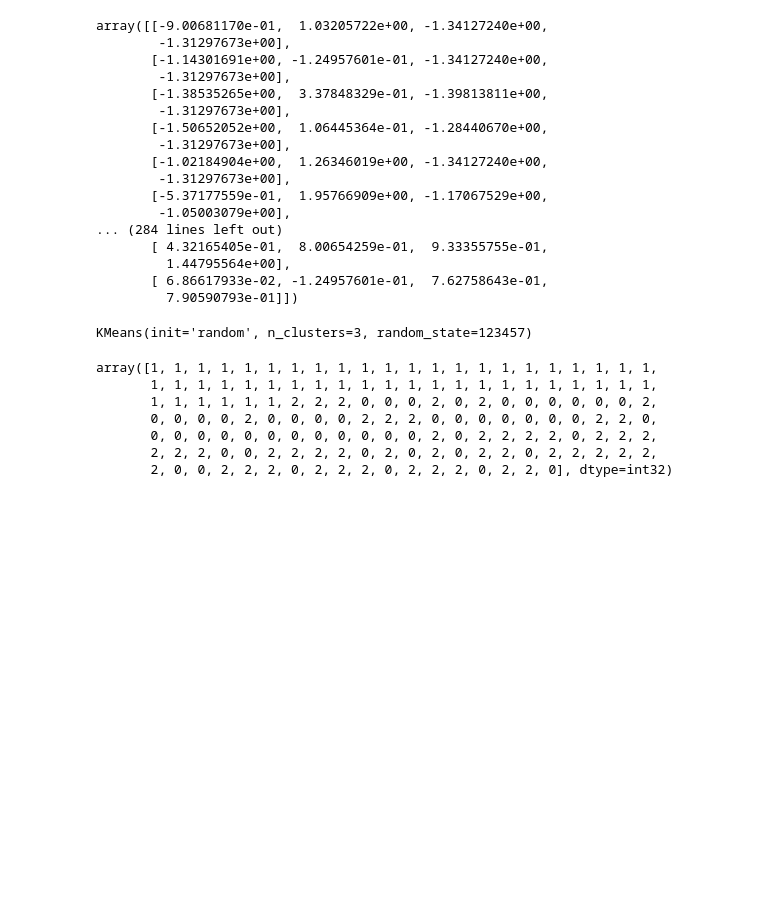
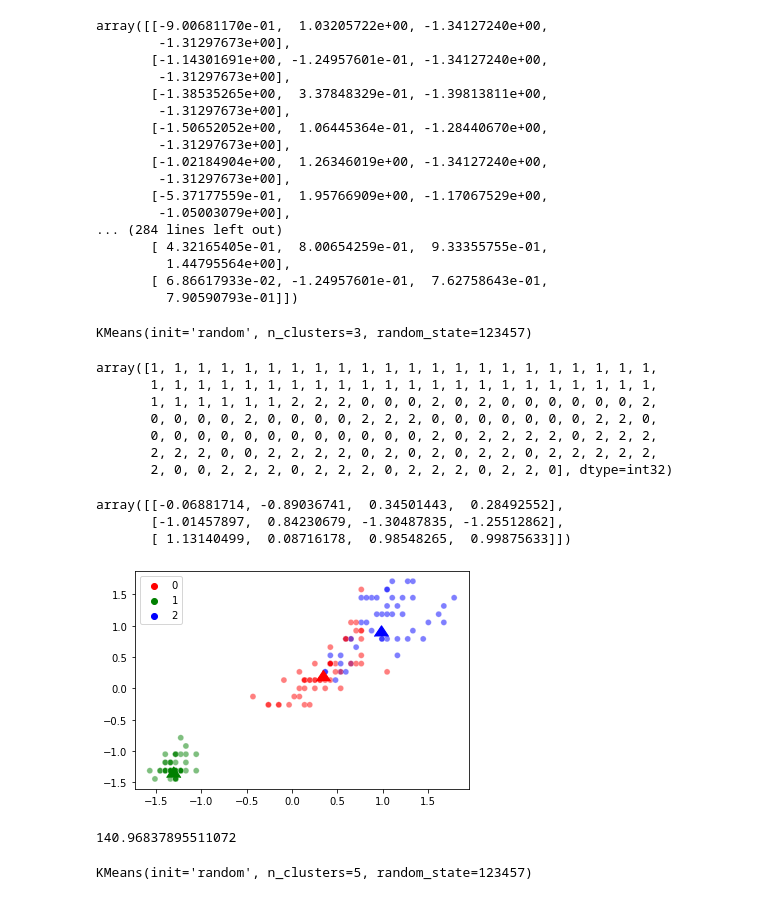
Before and after one commit to ferminitu/F_de_Informatica, a Jupyter notebook: F. de Informática/Python avanzado/Ciencia de Datos/Clase 10-06/iris.ipynb, the cells around one changed output. Drawn from its saved outputs; the diff is of its cells as text; code cells hidden in the pictures; blank space fills up the shorter version.

```diff
--- a/F. de Informática/Python avanzado/Ciencia de Datos/Clase 10-06/iris.ipynb
+++ b/F. de Informática/Python avanzado/Ciencia de Datos/Clase 10-06/iris.ipynb
@@ -87,3 +87,27 @@ array([1, 1, 1, 1, 1, 1, 1, 1, 1, 1, 1, 1, 1, 1, 1, 1, 1, 1, 1, 1, 1, 1,
        0, 0, 0, 0, 0, 0, 0, 0, 0, 0, 0, 0, 2, 0, 2, 2, 2, 2, 0, 2, 2, 2,
        2, 2, 2, 0, 0, 2, 2, 2, 2, 0, 2, 0, 2, 0, 2, 2, 0, 2, 2, 2, 2, 2,
        2, 0, 0, 2, 2, 2, 0, 2, 2, 2, 0, 2, 2, 2, 0, 2, 2, 0], dtype=int32)
+# %%
+# Obtenemos los centroides
+kmeans.cluster_centers_
+# %% [output]
+array([[-0.06881714, -0.89036741,  0.34501443,  0.28492552],
+       [-1.01457897,  0.84230679, -1.30487835, -1.25512862],
+       [ 1.13140499,  0.08716178,  0.98548265,  0.99875633]])
+# %%
+# Graficamos lo obtenido anteriormente
+colores = ["red", "green", "blue"]
+g = sns.scatterplot(x = iris_escaleado[:,2], y = iris_escaleado[:, 3], hue = kmeans.labels_, palette = colores, alpha = 0.5)
+g = sns.scatterplot(x = kmeans.cluster_centers_[:,2], y = kmeans.cluster_centers_[:,3], zorder = 10, palette = colores, hue = [0, 1, 2], legend = False, marker=6, s=200)
+# %% [output]
+[figure, added]
+# %%
+kmeans.inertia_
+# %% [output]
+140.96837895511072
+# %%
+k = 5  #definimos la cantidad de clusters
+kmeans2 = KMeans(n_clusters = k, init="random", n_init=10, max_iter=300, random_state=123457) #tomamos los centroides de forma aleatoria y definimos un máximo de 300 iteraciones
+kmeans2.fit(iris_escaleado)  #aplicamos el método a nuestros datos
+# %% [output]
+KMeans(init='random', n_clusters=5, random_state=123457)
```
Also changed, not shown: parts of 10 cells of this notebook.
